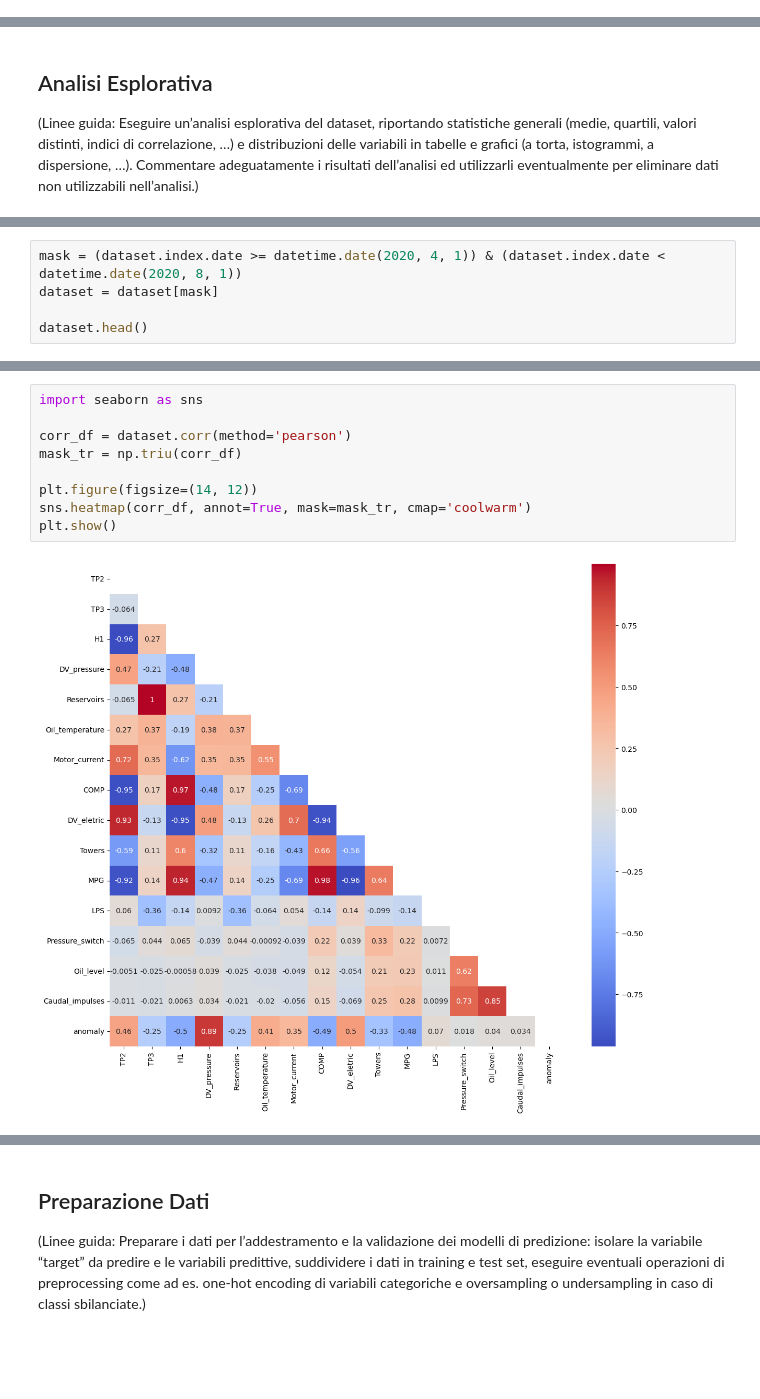
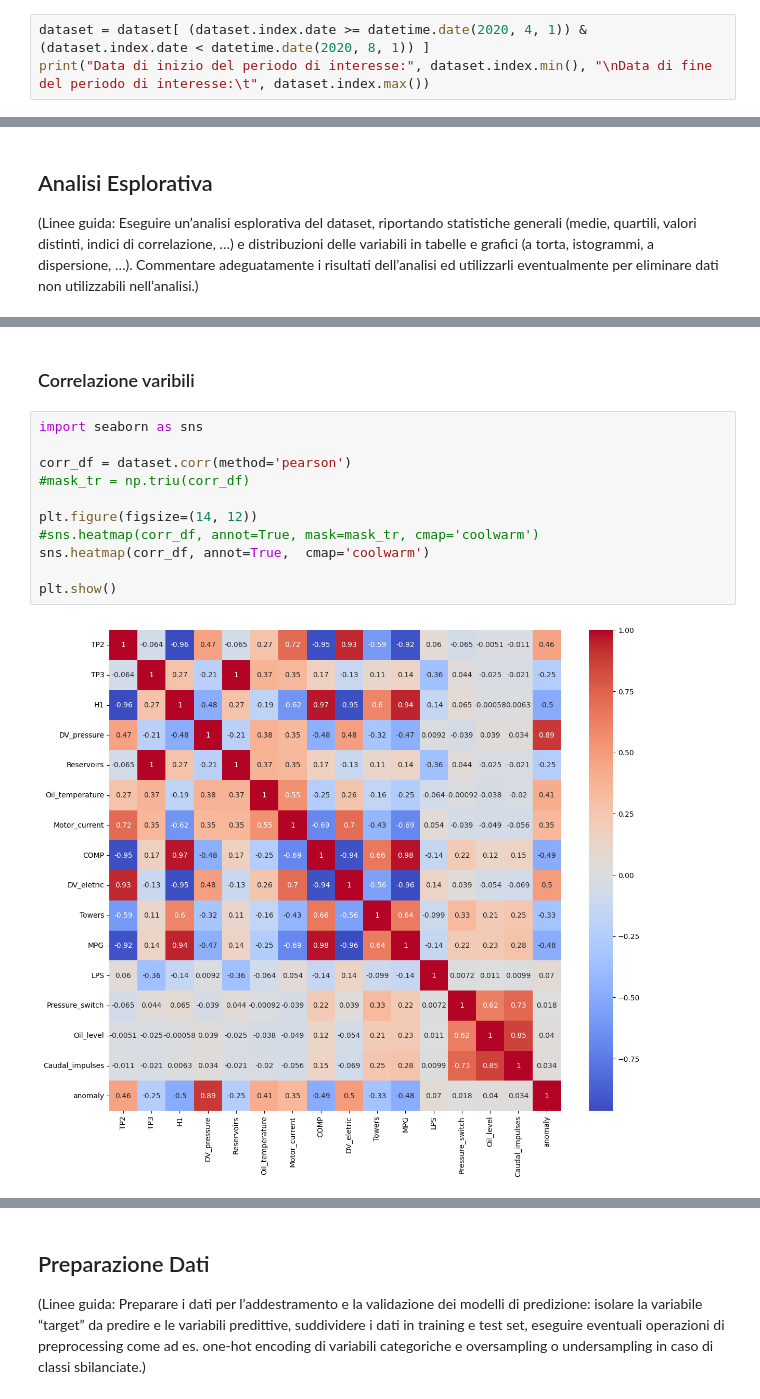
Before and after one commit to AlessandroSciarrillo/DIA-project, a Jupyter notebook: test_metro3.ipynb, the cells around one changed output, grey strips where cells are left out. Cells and saved outputs as stored; diff of their text form; blank space fills up the shorter version.

```diff
--- a/test_metro3.ipynb
+++ b/test_metro3.ipynb
@@ -173,0 +175,3 @@ See the caveats in the documentation: https://pandas.pydata.org/pandas-docs/stab
+# %%
+dataset = dataset[ (dataset.index.date >= datetime.date(2020, 4, 1)) & (dataset.index.date < datetime.date(2020, 8, 1)) ]
+print("Data di inizio del periodo di interesse:", dataset.index.min(), "\nData di fine del periodo di interesse:\t", dataset.index.max())
@@ -194,5 +198,0 @@ Circa il 3% del dataset contiene delle anomalie, ma essendo state valutate in un
-# %%
-mask = (dataset.index.date >= datetime.date(2020, 4, 1)) & (dataset.index.date < datetime.date(2020, 8, 1))
-dataset = dataset[mask]
-
-dataset.head()
@@ -207,12 +221,16 @@ dataset.head()
+# %% [markdown]
+### Correlazione varibili
 # %%
 import seaborn as sns
 
 corr_df = dataset.corr(method='pearson')
-mask_tr = np.triu(corr_df)
+#mask_tr = np.triu(corr_df)
 
 plt.figure(figsize=(14, 12))
-sns.heatmap(corr_df, annot=True, mask=mask_tr, cmap='coolwarm')
+#sns.heatmap(corr_df, annot=True, mask=mask_tr, cmap='coolwarm')
+sns.heatmap(corr_df, annot=True,  cmap='coolwarm')
+
 plt.show()
 # %% [output]
-[figure, old version]
+[figure, new version]
 # %% [markdown]
```
Also changed, not shown: parts of 23 cells of this notebook.
